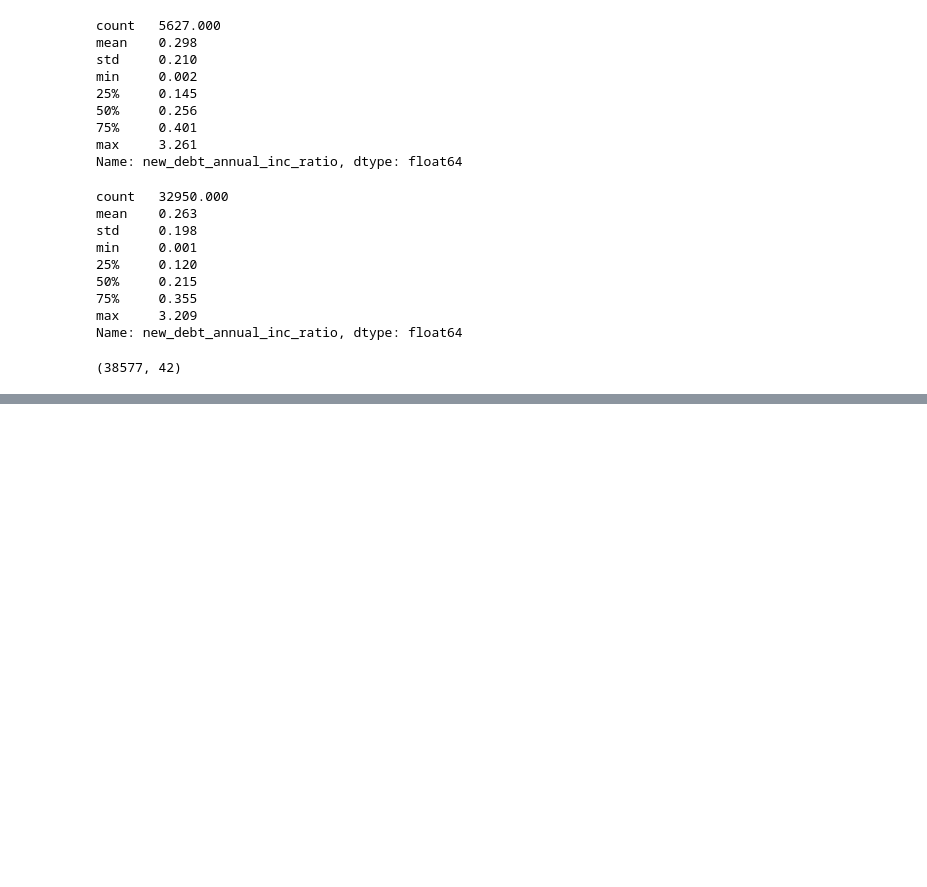
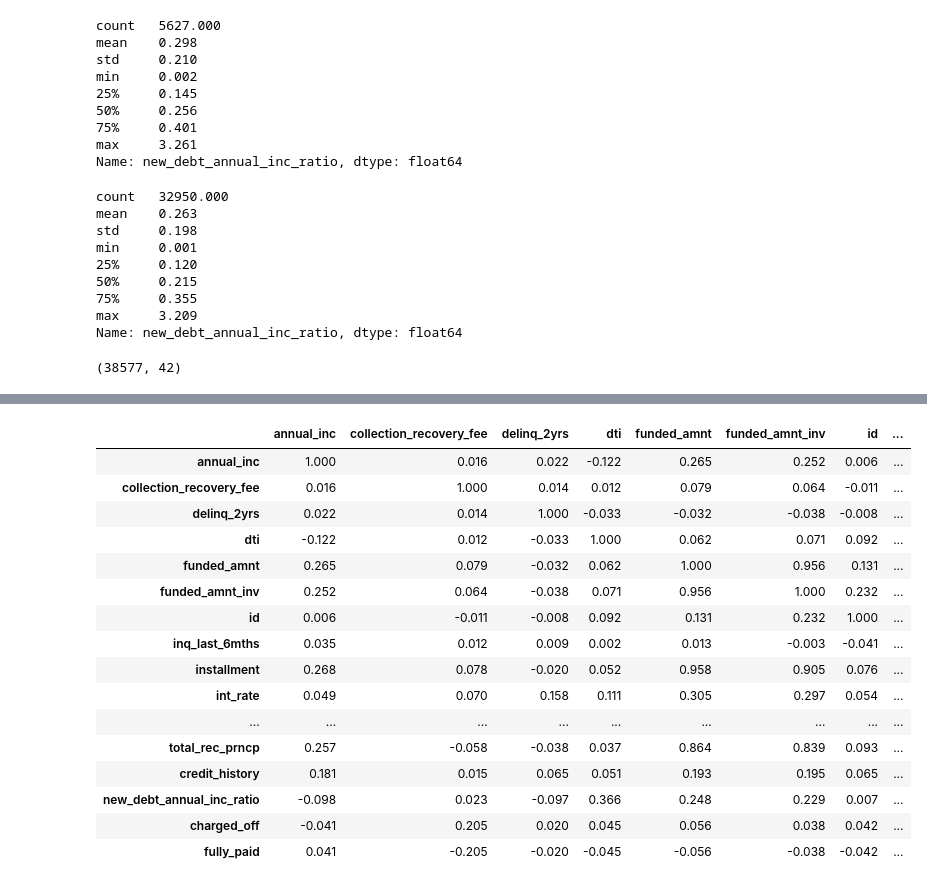
Before and after one commit to rahul-91/gramener-case-study, a Jupyter notebook: Achyut-Master.ipynb, the cells around one changed output, grey strips where cells are left out. Cells and saved outputs as stored; diff of their text form; code cells hidden in the pictures; blank space fills up the shorter version.

```diff
--- a/Achyut-Master.ipynb
+++ b/Achyut-Master.ipynb
@@ -826,0 +874,22 @@ plt.show()
+# %%
+# Driving corelation of charged_off and fully_paid with other columns.
+corr = loans_frame_without_current.corr()
+corr
+# %% [output]
+|  | annual_inc | collection_recovery_fee | delinq_2yrs | dti | funded_amnt | funded_amnt_inv | id | ... |
+| annual_inc | 1.000 | 0.016 | 0.022 | -0.122 | 0.265 | 0.252 | 0.006 | ... |
+| collection_recovery_fee | 0.016 | 1.000 | 0.014 | 0.012 | 0.079 | 0.064 | -0.011 | ... |
+| delinq_2yrs | 0.022 | 0.014 | 1.000 | -0.033 | -0.032 | -0.038 | -0.008 | ... |
+| dti | -0.122 | 0.012 | -0.033 | 1.000 | 0.062 | 0.071 | 0.092 | ... |
+| funded_amnt | 0.265 | 0.079 | -0.032 | 0.062 | 1.000 | 0.956 | 0.131 | ... |
+| funded_amnt_inv | 0.252 | 0.064 | -0.038 | 0.071 | 0.956 | 1.000 | 0.232 | ... |
+| id | 0.006 | -0.011 | -0.008 | 0.092 | 0.131 | 0.232 | 1.000 | ... |
+| inq_last_6mths | 0.035 | 0.012 | 0.009 | 0.002 | 0.013 | -0.003 | -0.041 | ... |
+| installment | 0.268 | 0.078 | -0.020 | 0.052 | 0.958 | 0.905 | 0.076 | ... |
+| int_rate | 0.049 | 0.070 | 0.158 | 0.111 | 0.305 | 0.297 | 0.054 | ... |
+| ... | ... | ... | ... | ... | ... | ... | ... | ... |
+| total_rec_prncp | 0.257 | -0.058 | -0.038 | 0.037 | 0.864 | 0.839 | 0.093 | ... |
+| credit_history | 0.181 | 0.015 | 0.065 | 0.051 | 0.193 | 0.195 | 0.065 | ... |
+| new_debt_annual_inc_ratio | -0.098 | 0.023 | -0.097 | 0.366 | 0.248 | 0.229 | 0.007 | ... |
+| charged_off | -0.041 | 0.205 | 0.020 | 0.045 | 0.056 | 0.038 | 0.042 | ... |
+| fully_paid | 0.041 | -0.205 | -0.020 | -0.045 | -0.056 | -0.038 | -0.042 | ... |
```
Also changed, not shown: parts of 10 cells of this notebook.
